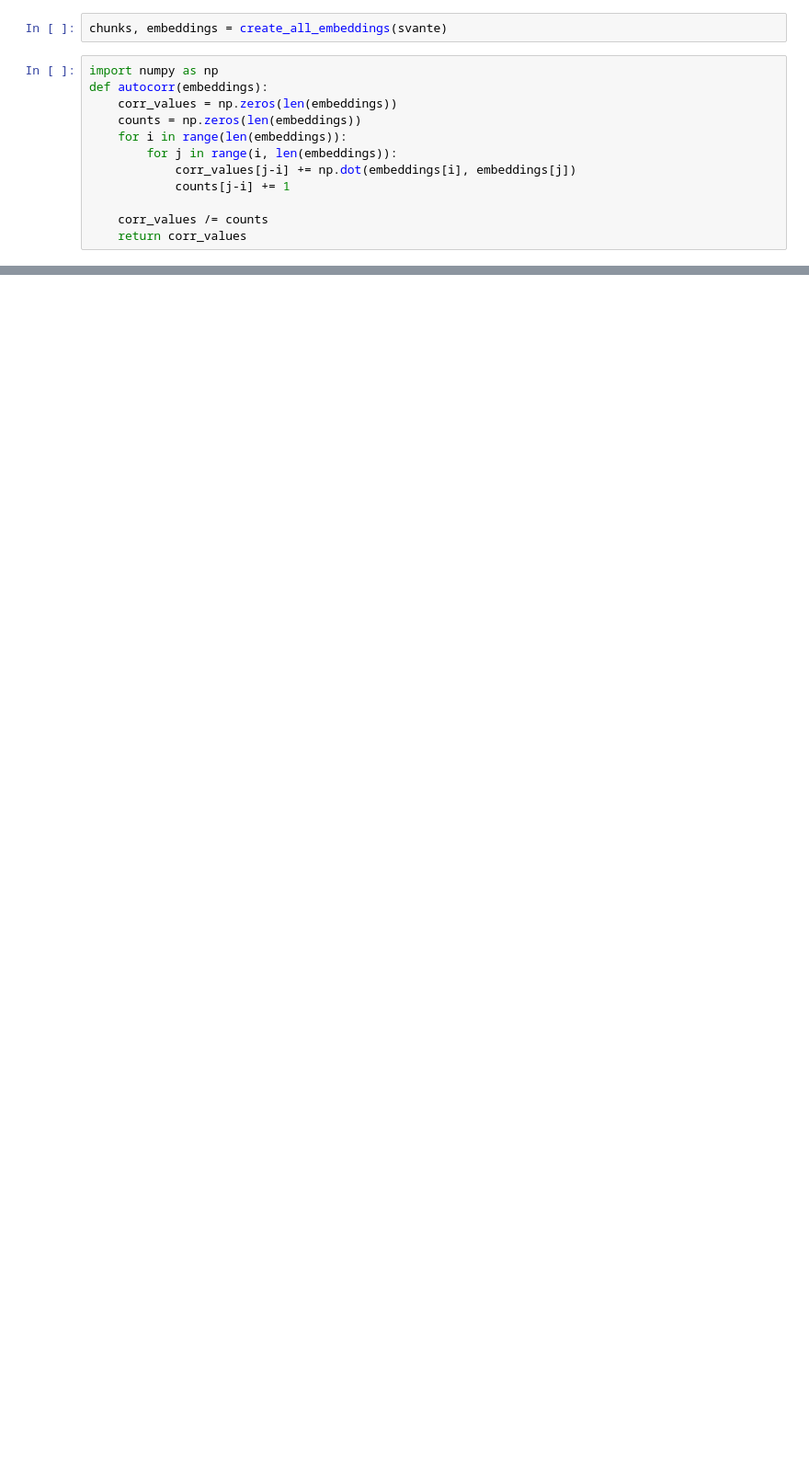
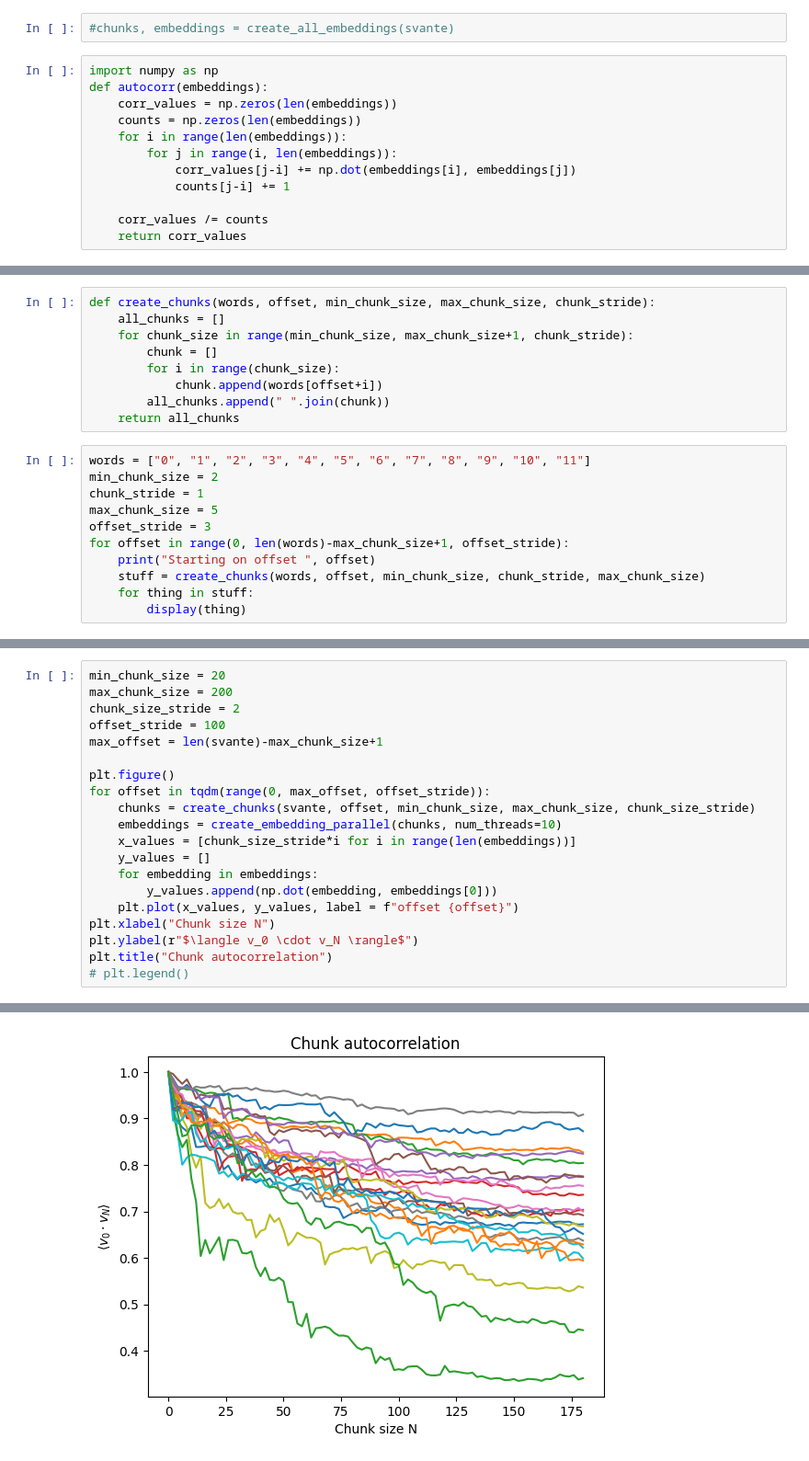
Before and after one commit to andeplane/semantic-similarity-chunking, a Jupyter notebook: autocorr-better.ipynb, the cells around one changed output, grey strips where cells are left out. Shown: that part at 92% size. Cells and saved outputs as stored; diff of their text form; blank space fills up the shorter version.

Commit message:
Can plot multiple offsets to analyze

```diff
--- a/autocorr-better.ipynb
+++ b/autocorr-better.ipynb
@@ -63,7 +56,7 @@ def create_all_embeddings(words):
     #     embeddings.append(embedding.data[0].embedding)
     return chunks, embeddings
 # %%
-chunks, embeddings = create_all_embeddings(svante)
+#chunks, embeddings = create_all_embeddings(svante)
 # %%
 import numpy as np
 def autocorr(embeddings):
@@ -92,0 +83,20 @@ plt.legend()
+# %%
+def create_chunks(words, offset, min_chunk_size, max_chunk_size, chunk_stride):
+    all_chunks = []
+    for chunk_size in range(min_chunk_size, max_chunk_size+1, chunk_stride):
+        chunk = []
+        for i in range(chunk_size):
+            chunk.append(words[offset+i])
+        all_chunks.append(" ".join(chunk))
+    return all_chunks
+# %%
+words = ["0", "1", "2", "3", "4", "5", "6", "7", "8", "9", "10", "11"]
+min_chunk_size = 2
+chunk_stride = 1
+max_chunk_size = 5
+offset_stride = 3
+for offset in range(0, len(words)-max_chunk_size+1, offset_stride):
+    print("Starting on offset ", offset)
+    stuff = create_chunks(words, offset, min_chunk_size, chunk_stride, max_chunk_size)
+    for thing in stuff:
+        display(thing)
@@ -92,0 +127,21 @@ plt.legend()
+# %%
+min_chunk_size = 20
+max_chunk_size = 200
+chunk_size_stride = 2
+offset_stride = 100
+max_offset = len(svante)-max_chunk_size+1
+
+plt.figure()
+for offset in tqdm(range(0, max_offset, offset_stride)):
+    chunks = create_chunks(svante, offset, min_chunk_size, max_chunk_size, chunk_size_stride)
+    embeddings = create_embedding_parallel(chunks, num_threads=10)
+    x_values = [chunk_size_stride*i for i in range(len(embeddings))]
+    y_values = []
+    for embedding in embeddings:
+        y_values.append(np.dot(embedding, embeddings[0]))
+    plt.plot(x_values, y_values, label = f"offset {offset}")
+plt.xlabel("Chunk size N")
+plt.ylabel(r"$\langle v_0 \cdot v_N \rangle$")
+plt.title("Chunk autocorrelation")
+# plt.legend()
+# %% [output]
@@ -92,0 +149 @@ plt.legend()
+[figure, added]
```
Also changed, not shown: parts of 6 cells of this notebook.
